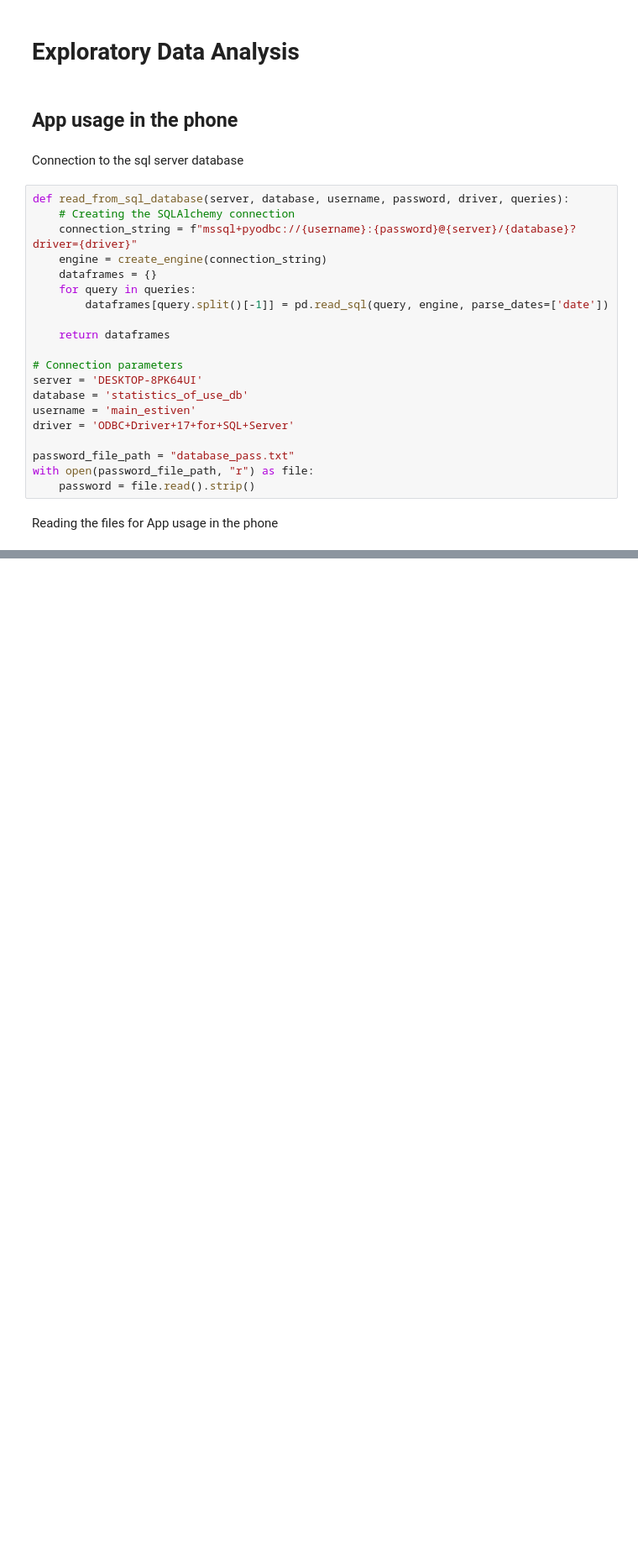
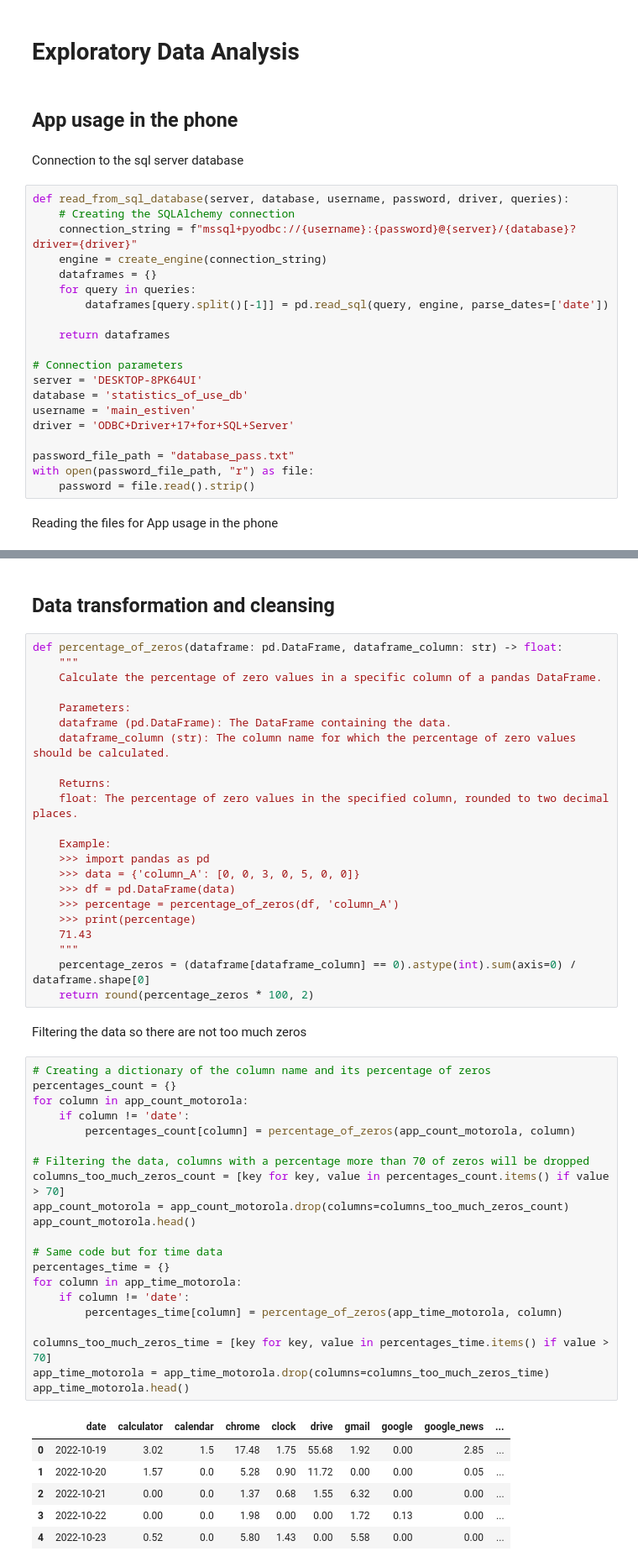
Before and after one commit to estivengrx/statistics-of-use-project, a Jupyter notebook: notebooks_scripts/EDA_each_file.ipynb, the cells around one changed output, grey strips where cells are left out. Shown: that part at 84% size. Saved outputs shown, nothing was run; the diff lists cells and outputs as text; blank space fills up the shorter version.

```diff
--- a/notebooks_scripts/EDA_each_file.ipynb
+++ b/notebooks_scripts/EDA_each_file.ipynb
@@ -50,0 +106,54 @@ app_time_motorola = result_df['app_usage_time_motorola']
+# %% [markdown]
+## Data transformation and cleansing
+# %%
+def percentage_of_zeros(dataframe: pd.DataFrame, dataframe_column: str) -> float:
+    """
+    Calculate the percentage of zero values in a specific column of a pandas DataFrame.
+
+    Parameters:
+    dataframe (pd.DataFrame): The DataFrame containing the data.
+    dataframe_column (str): The column name for which the percentage of zero values should be calculated.
+
+    Returns:
+    float: The percentage of zero values in the specified column, rounded to two decimal places.
+
+    Example:
+    >>> import pandas as pd
+    >>> data = {'column_A': [0, 0, 3, 0, 5, 0, 0]}
+    >>> df = pd.DataFrame(data)
+    >>> percentage = percentage_of_zeros(df, 'column_A')
+    >>> print(percentage)
+    71.43
+    """
+    percentage_zeros = (dataframe[dataframe_column] == 0).astype(int).sum(axis=0) / dataframe.shape[0]
+    return round(percentage_zeros * 100, 2)
+# %% [markdown]
+Filtering the data so there are not too much zeros
+# %%
+# Creating a dictionary of the column name and its percentage of zeros
+percentages_count = {}
+for column in app_count_motorola:
+    if column != 'date':
+        percentages_count[column] = percentage_of_zeros(app_count_motorola, column)
+
+# Filtering the data, columns with a percentage more than 70 of zeros will be dropped
+columns_too_much_zeros_count = [key for key, value in percentages_count.items() if value > 70]
+app_count_motorola = app_count_motorola.drop(columns=columns_too_much_zeros_count)
+app_count_motorola.head()
+
+# Same code but for time data
+percentages_time = {}
+for column in app_time_motorola:
+    if column != 'date':
+        percentages_time[column] = percentage_of_zeros(app_time_motorola, column)
+
+columns_too_much_zeros_time = [key for key, value in percentages_time.items() if value > 70]
+app_time_motorola = app_time_motorola.drop(columns=columns_too_much_zeros_time)
+app_time_motorola.head()
+# %% [output]
+|  | date | calculator | calendar | chrome | clock | drive | gmail | google | google_news | ... |
+| 0 | 2022-10-19 | 3.02 | 1.5 | 17.48 | 1.75 | 55.68 | 1.92 | 0.00 | 2.85 | ... |
+| 1 | 2022-10-20 | 1.57 | 0.0 | 5.28 | 0.90 | 11.72 | 0.00 | 0.00 | 0.05 | ... |
+| 2 | 2022-10-21 | 0.00 | 0.0 | 1.37 | 0.68 | 1.55 | 6.32 | 0.00 | 0.00 | ... |
+| 3 | 2022-10-22 | 0.00 | 0.0 | 1.98 | 0.00 | 0.00 | 1.72 | 0.13 | 0.00 | ... |
+| 4 | 2022-10-23 | 0.52 | 0.0 | 5.80 | 1.43 | 0.00 | 5.58 | 0.00 | 0.00 | ... |
```
Also changed, not shown: parts of 11 cells of this notebook, 1 other file.
